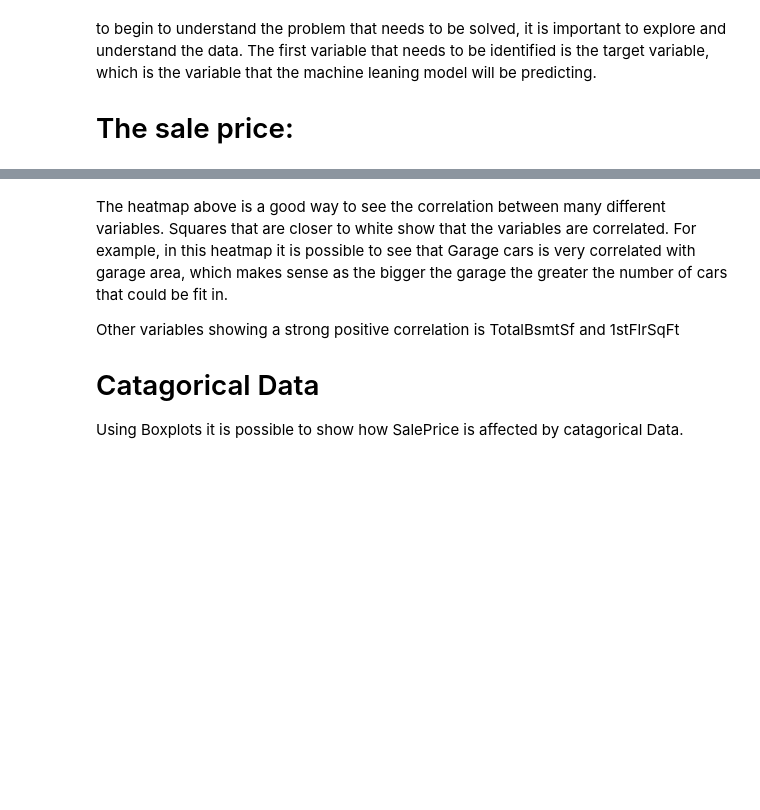
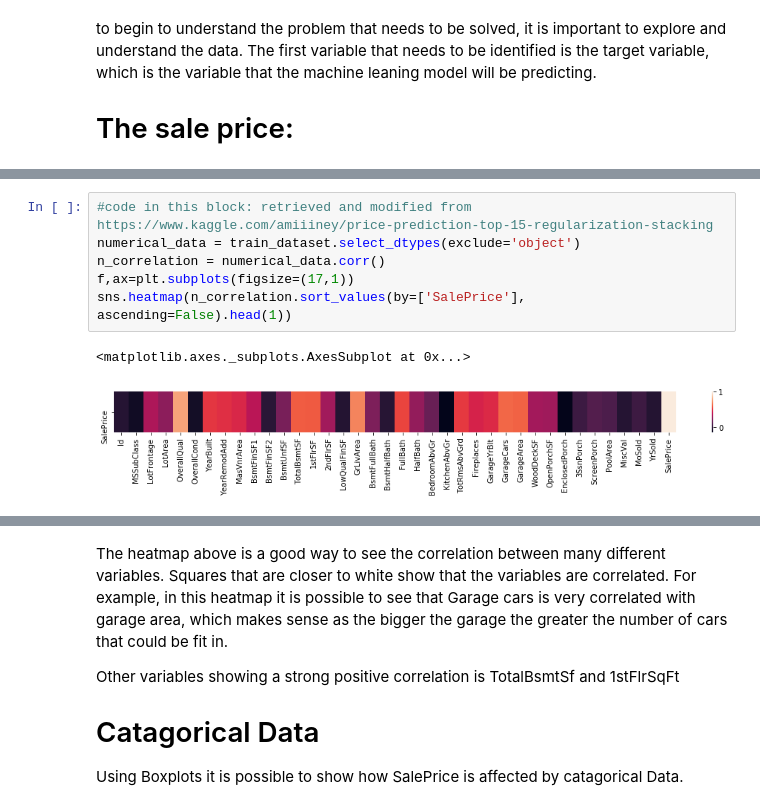
Before and after one commit to Team43GitHub/House-Prices-project, a Jupyter notebook: TeamChallenge.ipynb, the cells around one changed output, grey strips where cells are left out. Drawn from its saved outputs; the diff is of its cells as text; blank space fills up the shorter version.

```diff
--- a/TeamChallenge.ipynb
+++ b/TeamChallenge.ipynb
@@ -171,0 +236,9 @@ YrSold
+# %%
+#code in this block: retrieved and modified from https://www.kaggle.com/amiiiney/price-prediction-top-15-regularization-stacking
+numerical_data = train_dataset.select_dtypes(exclude='object')
+n_correlation = numerical_data.corr()
+f,ax=plt.subplots(figsize=(17,1))
+sns.heatmap(n_correlation.sort_values(by=['SalePrice'], ascending=False).head(1))
+# %% [output]
+<matplotlib.axes._subplots.AxesSubplot at 0x...>
+[figure, added]
```
Also changed, not shown: parts of 56 cells of this notebook.
